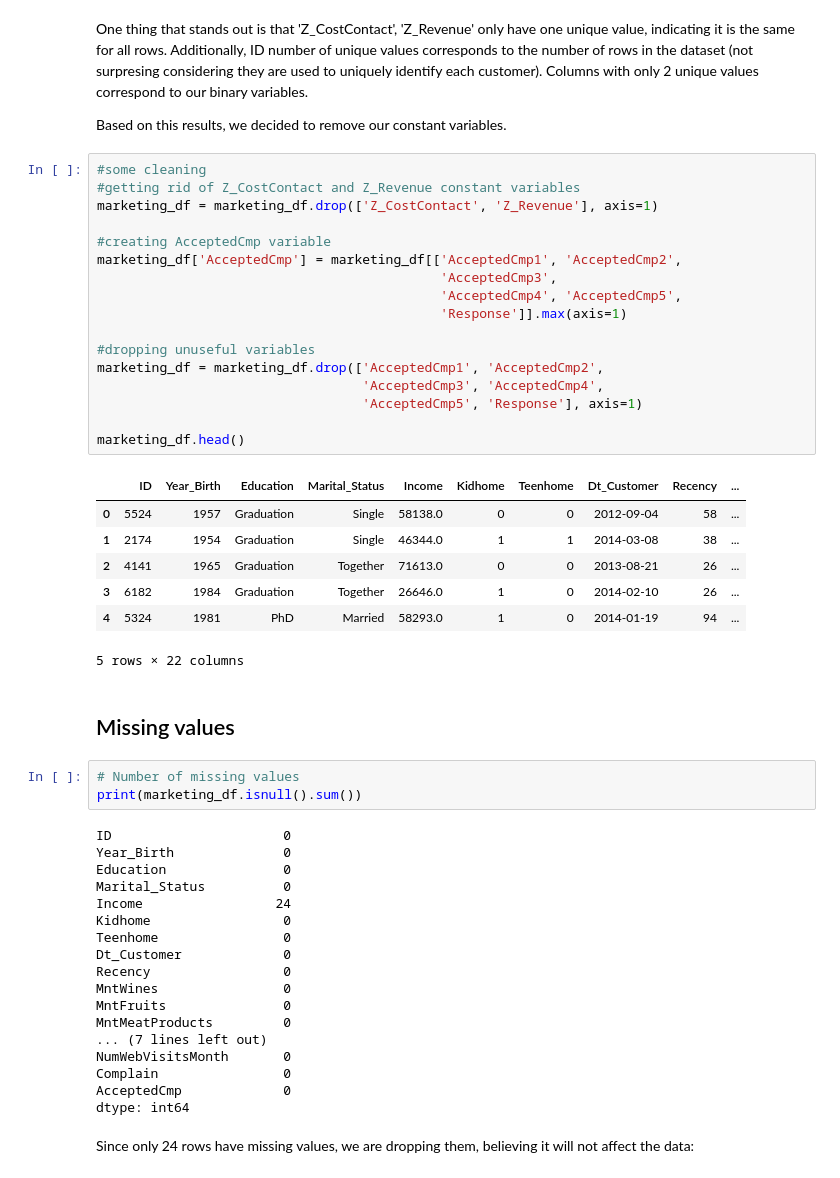
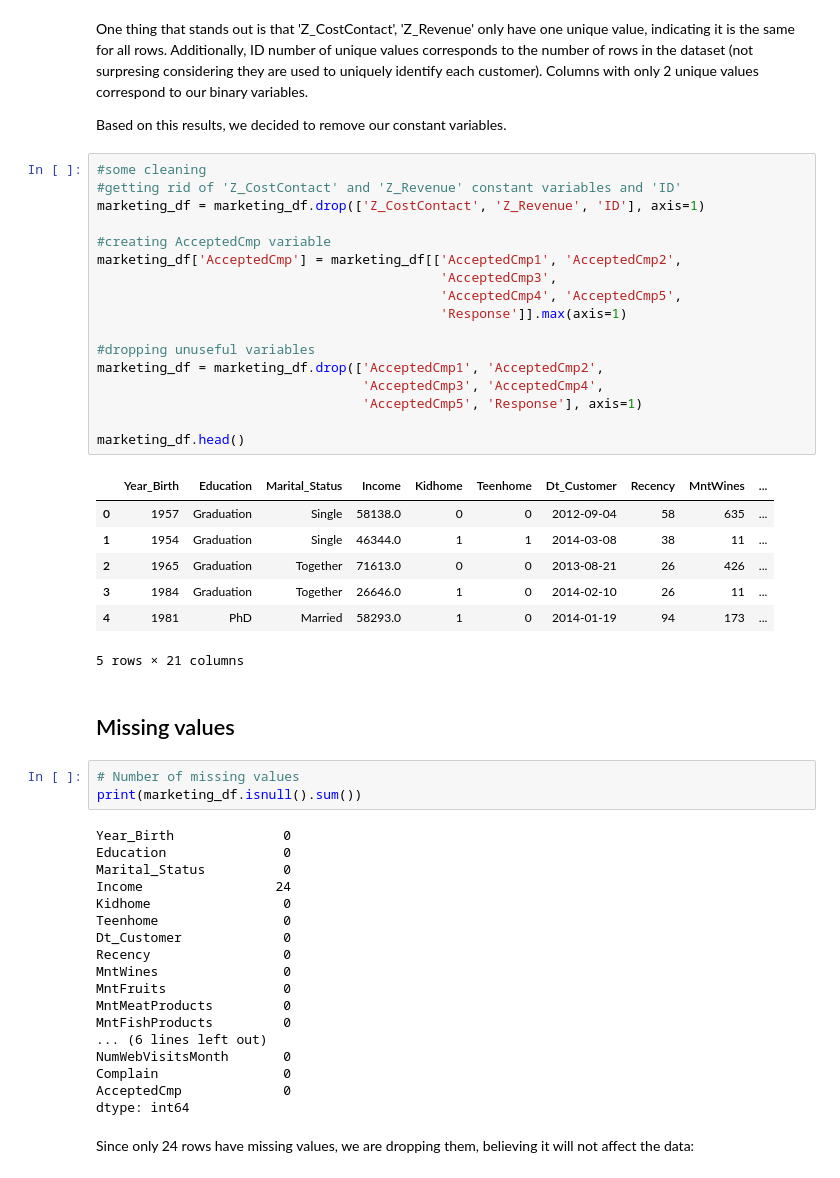
Before and after one commit to kimvkemenade/DM_team16, a Jupyter notebook: DM_Assignment_2.ipynb, the cells around one changed output. Cells and saved outputs as stored; diff of their text form.

```diff
--- a/DM_Assignment_2.ipynb
+++ b/DM_Assignment_2.ipynb
@@ -184,36 +182,35 @@ One thing that stands out is that 'Z_CostContact', 'Z_Revenue' only have one uni
 Based on this results, we decided to remove our constant variables.
 # %%
 #some cleaning
-#getting rid of Z_CostContact and Z_Revenue constant variables
-marketing_df = marketing_df.drop(['Z_CostContact', 'Z_Revenue'], axis=1)
+#getting rid of 'Z_CostContact' and 'Z_Revenue' constant variables and 'ID'
+marketing_df = marketing_df.drop(['Z_CostContact', 'Z_Revenue', 'ID'], axis=1)
 
 #creating AcceptedCmp variable
 marketing_df['AcceptedCmp'] = marketing_df[['AcceptedCmp1', 'AcceptedCmp2',
                                             'AcceptedCmp3',
                                             'AcceptedCmp4', 'AcceptedCmp5',
                                             'Response']].max(axis=1)
 
 #dropping unuseful variables
 marketing_df = marketing_df.drop(['AcceptedCmp1', 'AcceptedCmp2',
                                   'AcceptedCmp3', 'AcceptedCmp4',
                                   'AcceptedCmp5', 'Response'], axis=1)
 
 marketing_df.head()
 # %% [output]
-|  | ID | Year_Birth | Education | Marital_Status | Income | Kidhome | Teenhome | Dt_Customer | Recency | ... |
-| 0 | 5524 | 1957 | Graduation | Single | 58138.0 | 0 | 0 | 2012-09-04 | 58 | ... |
-| 1 | 2174 | 1954 | Graduation | Single | 46344.0 | 1 | 1 | 2014-03-08 | 38 | ... |
-| 2 | 4141 | 1965 | Graduation | Together | 71613.0 | 0 | 0 | 2013-08-21 | 26 | ... |
-| 3 | 6182 | 1984 | Graduation | Together | 26646.0 | 1 | 0 | 2014-02-10 | 26 | ... |
-| 4 | 5324 | 1981 | PhD | Married | 58293.0 | 1 | 0 | 2014-01-19 | 94 | ... |
+|  | Year_Birth | Education | Marital_Status | Income | Kidhome | Teenhome | Dt_Customer | Recency | MntWines | ... |
+| 0 | 1957 | Graduation | Single | 58138.0 | 0 | 0 | 2012-09-04 | 58 | 635 | ... |
+| 1 | 1954 | Graduation | Single | 46344.0 | 1 | 1 | 2014-03-08 | 38 | 11 | ... |
+| 2 | 1965 | Graduation | Together | 71613.0 | 0 | 0 | 2013-08-21 | 26 | 426 | ... |
+| 3 | 1984 | Graduation | Together | 26646.0 | 1 | 0 | 2014-02-10 | 26 | 11 | ... |
+| 4 | 1981 | PhD | Married | 58293.0 | 1 | 0 | 2014-01-19 | 94 | 173 | ... |
-5 rows × 22 columns
+5 rows × 21 columns
 # %% [markdown]
 ## Missing values
 # %%
 # Number of missing values
 print(marketing_df.isnull().sum())
 # %% [output]
-ID                      0
 Year_Birth              0
 Education               0
 Marital_Status          0
@@ -225,7 +222,8 @@ Recency                 0
 MntWines                0
 MntFruits               0
 MntMeatProducts         0
-... (7 lines left out)
+MntFishProducts         0
+... (6 lines left out)
 NumWebVisitsMonth       0
 Complain                0
 AcceptedCmp             0
```
Also changed, not shown: parts of 43 cells of this notebook.
